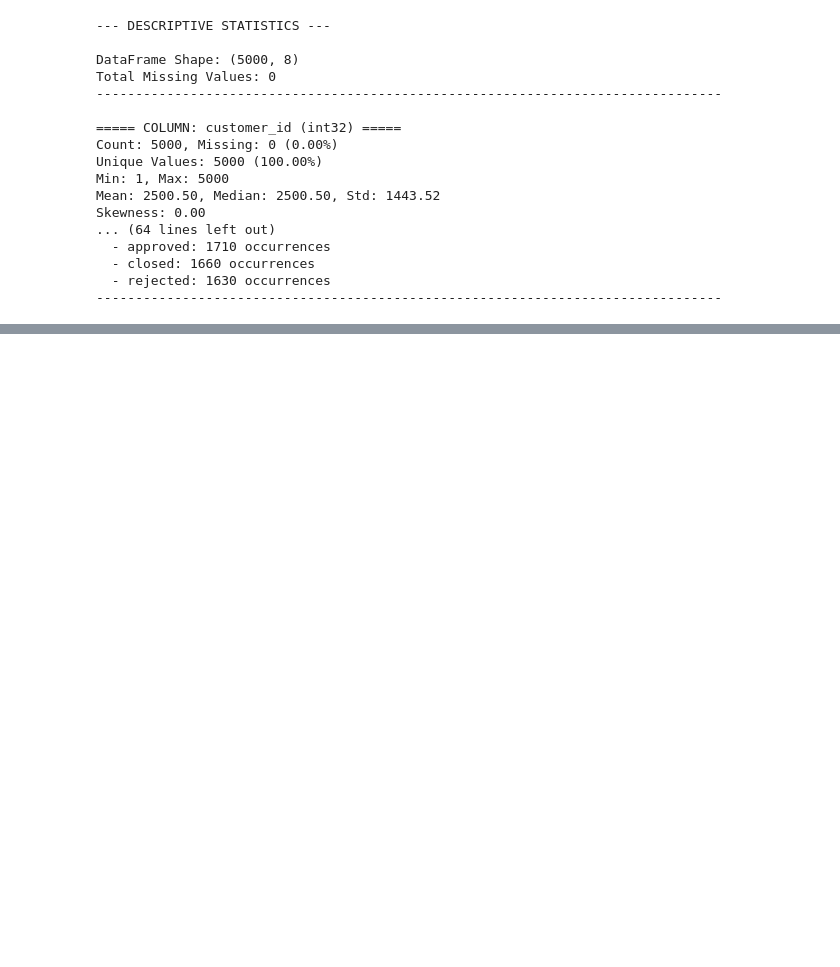
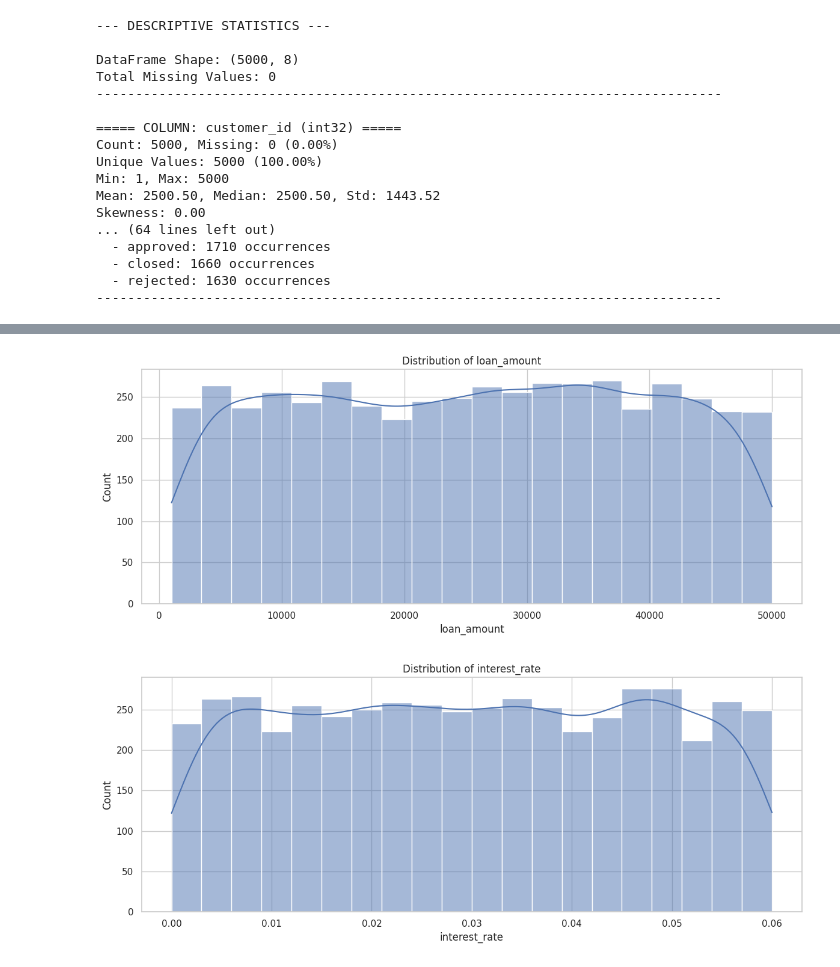
Before and after one commit to moyscheheizmann/varengold_dbt_case, a Jupyter notebook: notebooks/upt_explo.ipynb, the cells around one changed output, grey strips where cells are left out. Cells and saved outputs as stored; diff of their text form; code cells hidden in the pictures; blank space fills up the shorter version.

```diff
--- a/notebooks/upt_explo.ipynb
+++ b/notebooks/upt_explo.ipynb
@@ -1427,0 +978,6 @@ Name: Address, dtype: float64
+# %%
+plotter_loans.plot_numeric_distribution('loan_amount', bins=20)
+plotter_loans.plot_numeric_distribution('interest_rate', bins=20)
+# %% [output]
+[figure, added]
+[figure, added]
```
Also changed, not shown: parts of 95 cells of this notebook.
